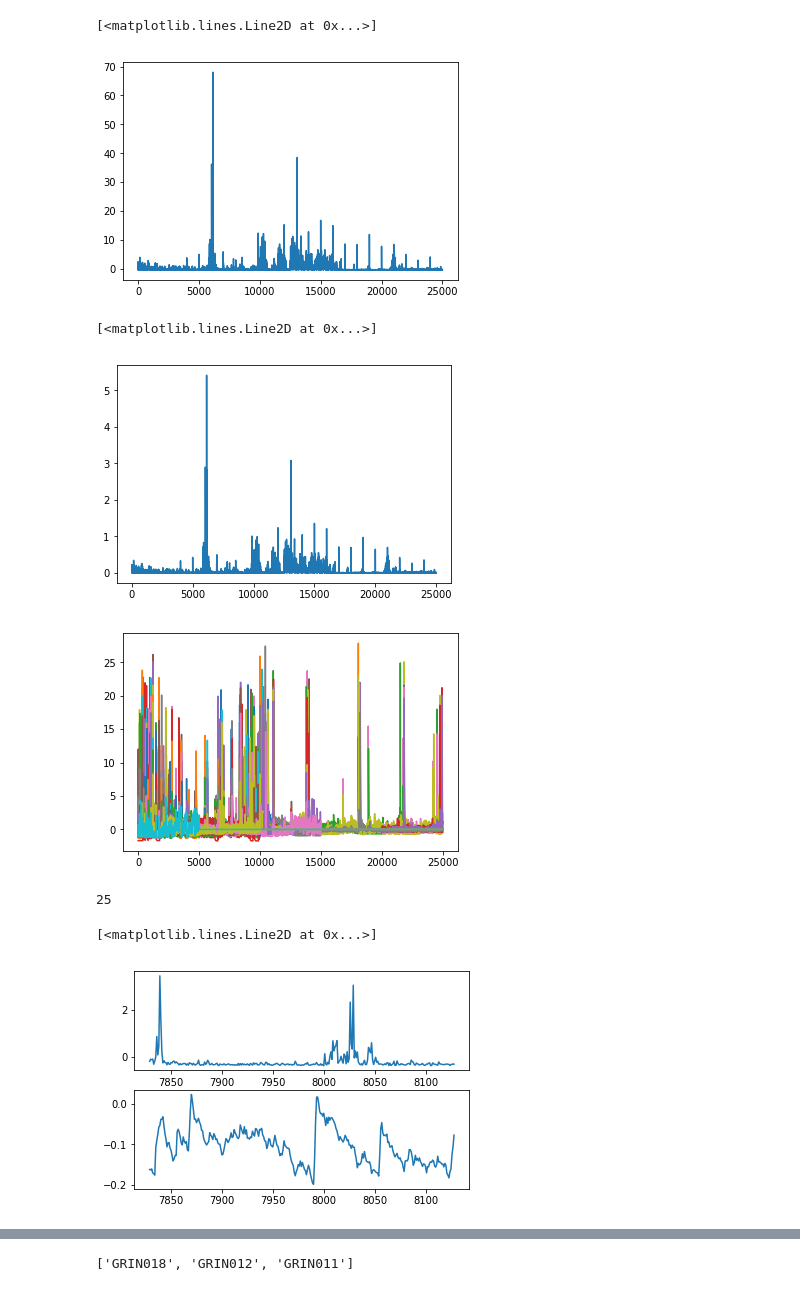
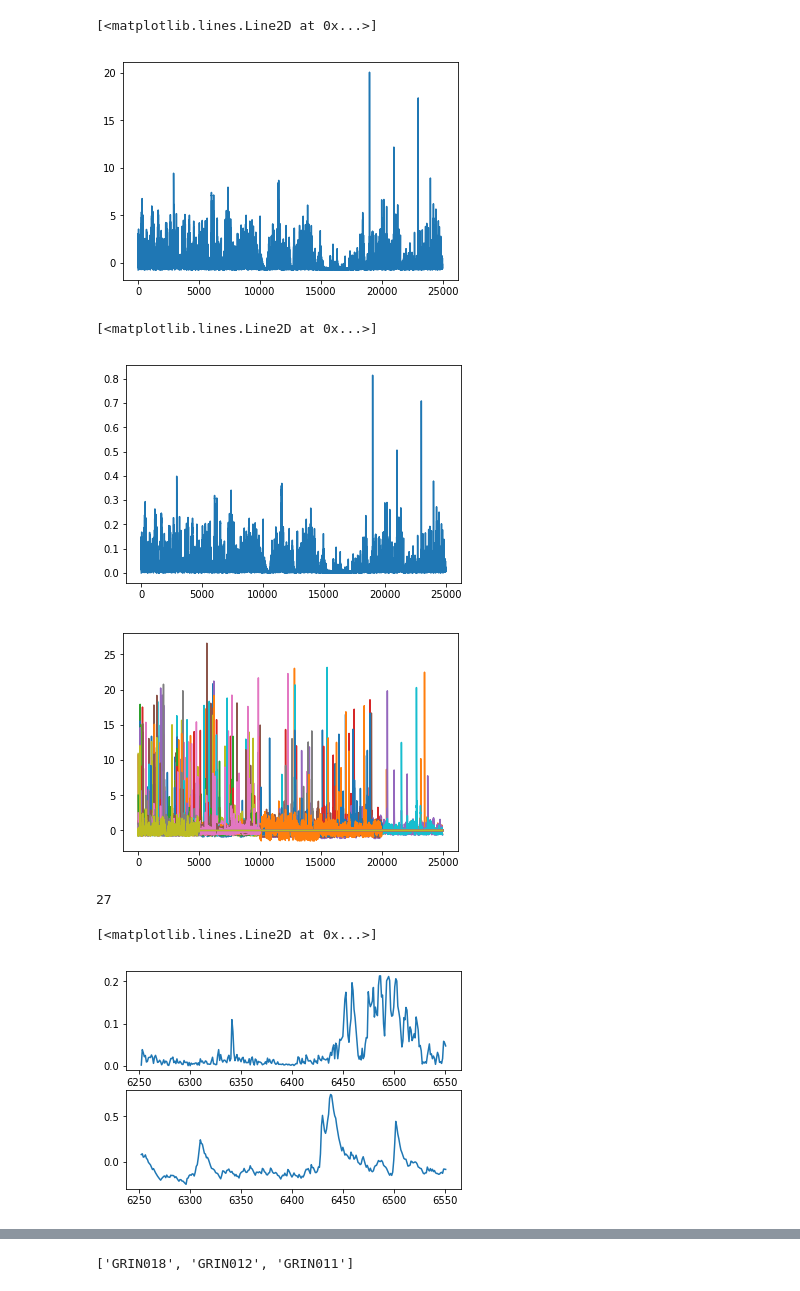
Before and after one commit to marburyvthesea/post_cnmfe_analysis, a Jupyter notebook: event_aligning.ipynb, the cells around one changed output, grey strips where cells are left out. Cells and saved outputs as stored; diff of their text form; code cells hidden in the pictures.

```diff
--- a/event_aligning.ipynb
+++ b/event_aligning.ipynb
@@ -16,7 +16,7 @@ import miniscope_analysis as ma
 # %%
 dir_path = '/Volumes/My_Passport/cnmfe_analysis_files/OpenFieldAnalysis/'
 # %%
-mouse = 'GRIN011'
+mouse = 'GRIN027'
 # %%
 session = pd.read_hdf(dir_path+mouse+'_aligned_to_behavior.h5')
 # %%
@@ -24,17 +24,17 @@ session = pd.read_hdf(dir_path+mouse+'_aligned_to_behavior.h5')
 plt.plot(session['behavior']['velocity_z_score'])
 # %% [output]
 [<matplotlib.lines.Line2D at 0x...>]
-[figure, old version]
+[figure, new version]
 # %%
 plt.plot(session['behavior']['velocity'])
 # %% [output]
 [<matplotlib.lines.Line2D at 0x...>]
-[figure, old version]
+[figure, new version]
 # %%
 plt.plot(session['C_z_scored'])
 plt.show()
 # %% [output]
-[figure, old version]
+[figure, new version]
 # %%
 #get time where velocity crosses threshold
 
@@ -51,20 +51,20 @@ sorted = np.array(sorted)
 # %%
 len(sorted)
 # %% [output]
-25
+27
 # %%
 # plot individual detected events
 to_plot = (10*20, 5*20)
 
 event = sorted[10]
 
 plt.subplot(2, 1, 1)
-plt.plot(session['behavior']['velocity_z_score'][event-to_plot[0]:event+to_plot[1]])
+plt.plot(session['behavior']['velocity'][event-to_plot[0]:event+to_plot[1]])
 plt.subplot(2, 1, 2)
 plt.plot(session['C_z_scored'].mean(axis=1)[event-to_plot[0]:event+to_plot[1]])
 # %% [output]
 [<matplotlib.lines.Line2D at 0x...>]
-[figure, old version]
+[figure, new version]
 # %%
 # plot averages
 triggered_events_v = []
```
Also changed, not shown: parts of 6 cells of this notebook, 1 other file.
